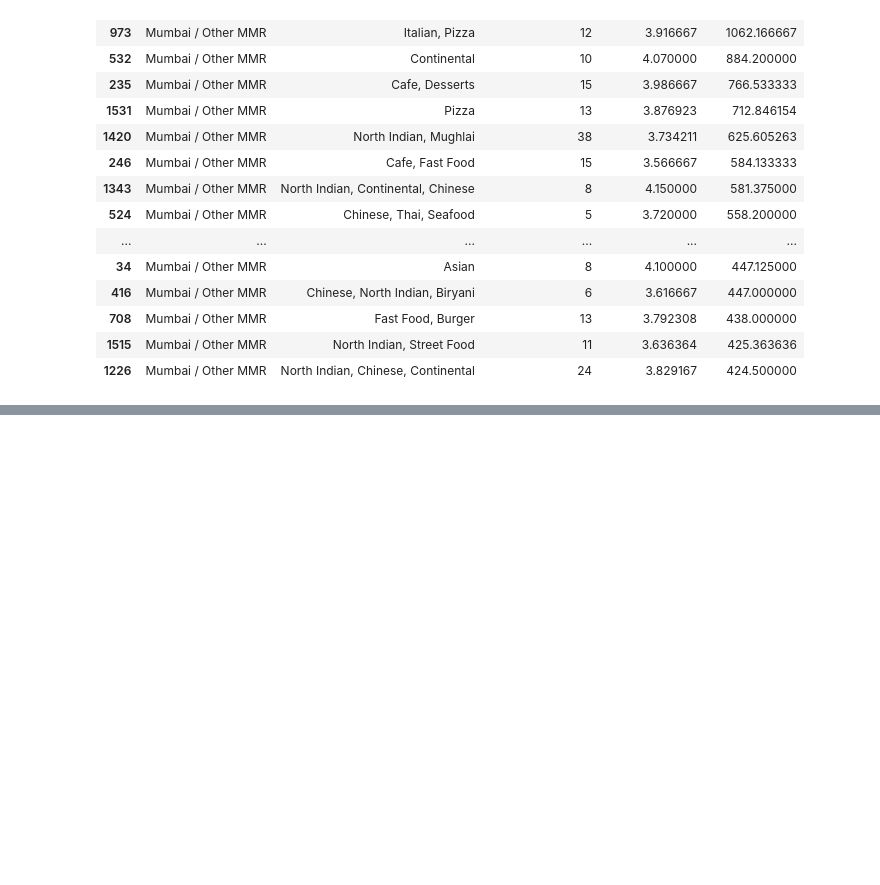
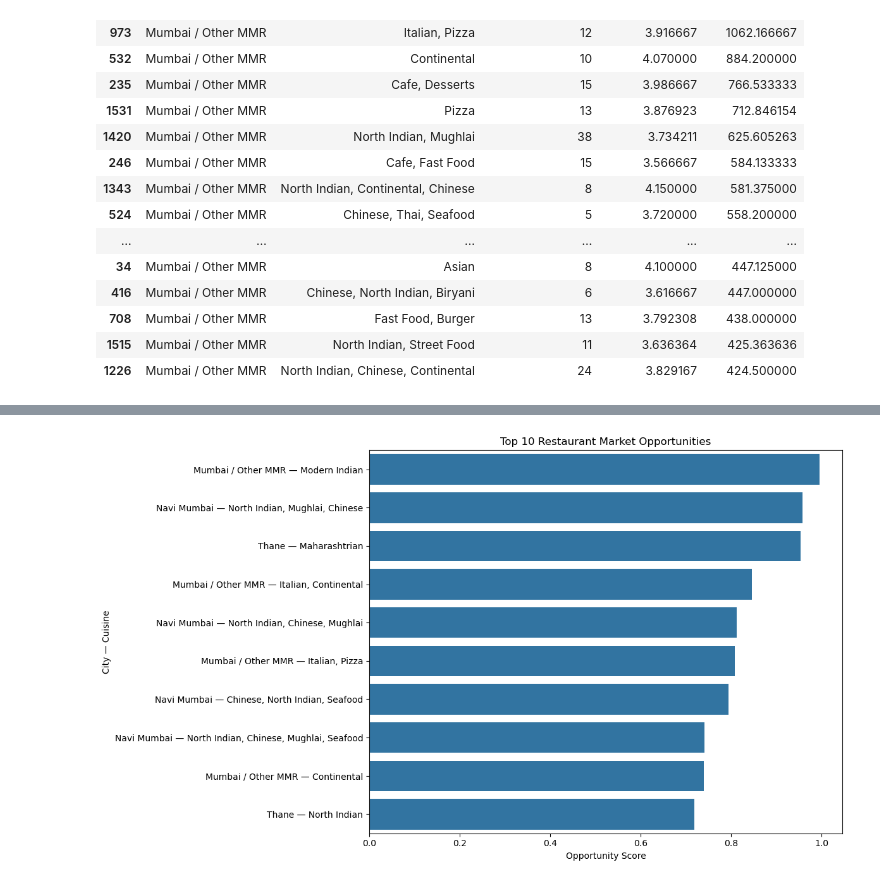
Before and after one commit to devika0624/mumbai-mmr-restaurant-market-intelligence, a Jupyter notebook: notebooks/02_mumbai_dataset_audit.ipynb, the cells around one changed output, grey strips where cells are left out. Cells and saved outputs as stored; diff of their text form; code cells hidden in the pictures; blank space fills up the shorter version.

Commit message:
Complete Mumbai MMR opportunity analysis

```diff
--- a/notebooks/02_mumbai_dataset_audit.ipynb
+++ b/notebooks/02_mumbai_dataset_audit.ipynb
@@ -2639,0 +2705,28 @@ cuisine_city.head(20)
+# %%
+import matplotlib.pyplot as plt
+import seaborn as sns
+
+top_opportunities = opportunity.head(10).copy()
+
+top_opportunities["Label"] = (
+    top_opportunities["City"]
+    + " — "
+    + top_opportunities["Cuisines"]
+)
+
+plt.figure(figsize=(12, 7))
+
+sns.barplot(
+    data=top_opportunities,
+    x="Opportunity_Score",
+    y="Label"
+)
+
+plt.title("Top 10 Restaurant Market Opportunities")
+plt.xlabel("Opportunity Score")
+plt.ylabel("City — Cuisine")
+plt.tight_layout()
+
+plt.show()
+# %% [output]
+[figure, added]
```
Also changed, not shown: parts of 40 cells of this notebook.
